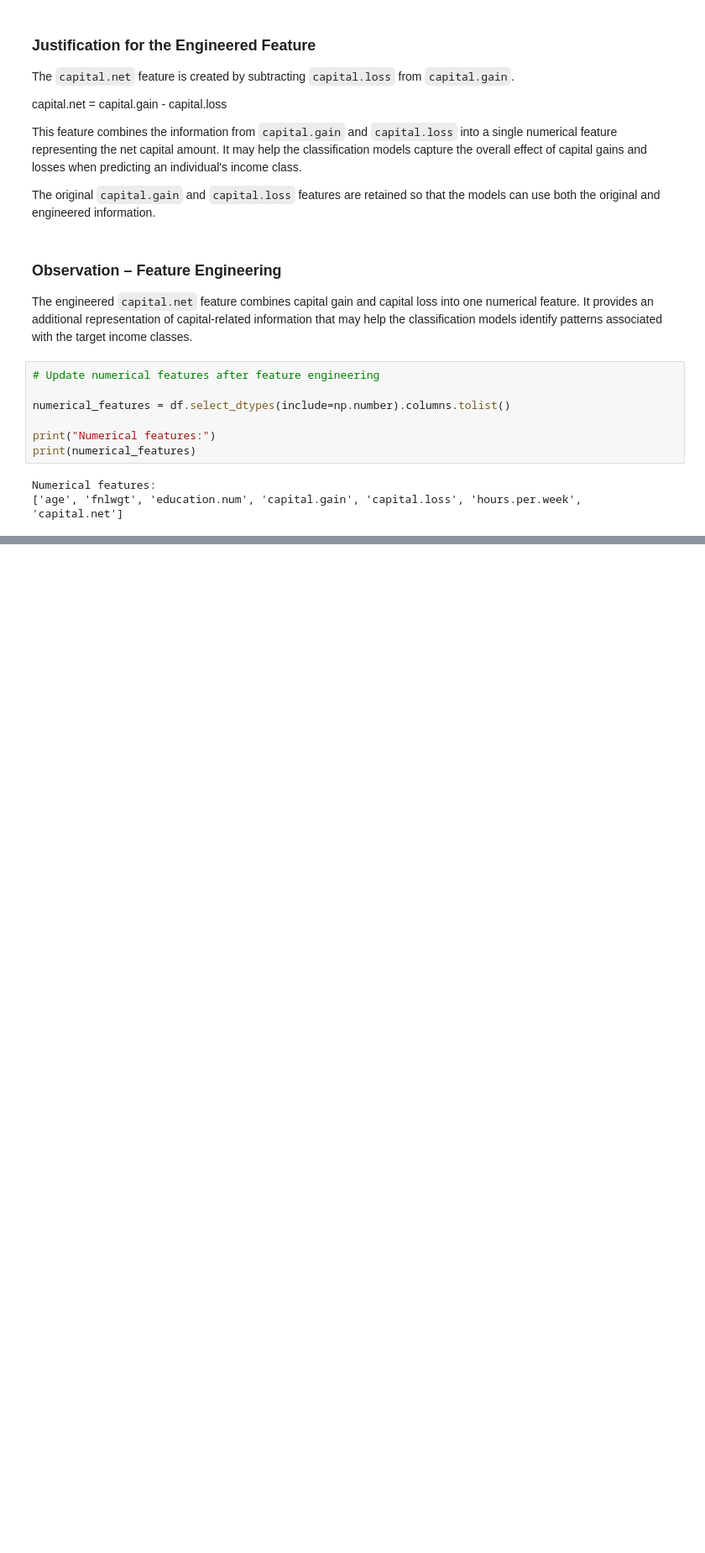
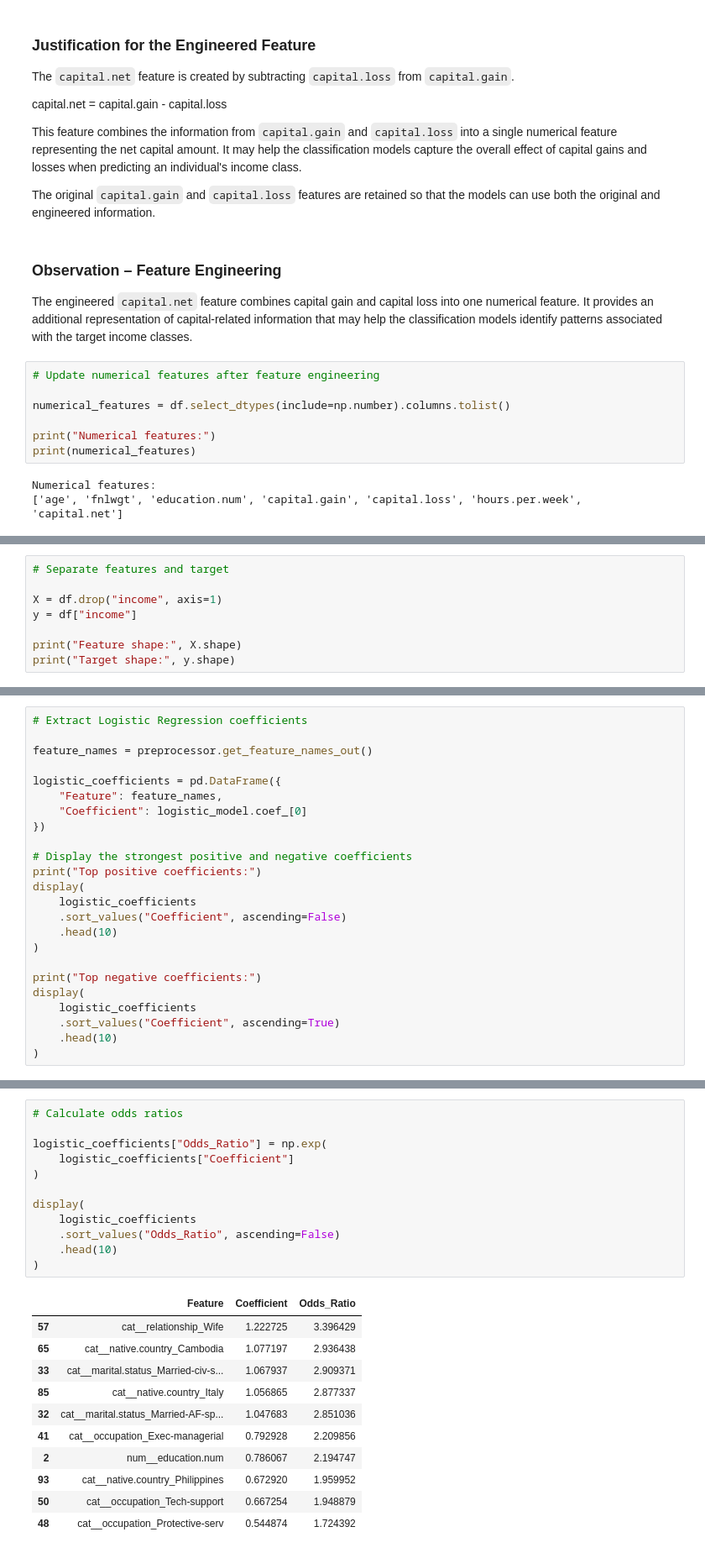
Before and after one commit to snehitha-araveti/ML-Capstone-Project-2026, a Jupyter notebook: notebooks/classification.ipynb, the cells around one changed output, grey strips where cells are left out. Shown at 84% size. Cells and saved outputs as stored; diff of their text form; blank space fills up the shorter version.

```diff
--- a/notebooks/classification.ipynb
+++ b/notebooks/classification.ipynb
@@ -609,0 +617,8 @@ Numerical features:
+# %%
+# Separate features and target
+
+X = df.drop("income", axis=1)
+y = df["income"]
+
+print("Feature shape:", X.shape)
+print("Target shape:", y.shape)
@@ -609,0 +764,24 @@ Numerical features:
+# %%
+# Extract Logistic Regression coefficients
+
+feature_names = preprocessor.get_feature_names_out()
+
+logistic_coefficients = pd.DataFrame({
+    "Feature": feature_names,
+    "Coefficient": logistic_model.coef_[0]
+})
+
+# Display the strongest positive and negative coefficients
+print("Top positive coefficients:")
+display(
+    logistic_coefficients
+    .sort_values("Coefficient", ascending=False)
+    .head(10)
+)
+
+print("Top negative coefficients:")
+display(
+    logistic_coefficients
+    .sort_values("Coefficient", ascending=True)
+    .head(10)
+)
@@ -609,0 +819,24 @@ Numerical features:
+# %%
+# Calculate odds ratios
+
+logistic_coefficients["Odds_Ratio"] = np.exp(
+    logistic_coefficients["Coefficient"]
+)
+
+display(
+    logistic_coefficients
+    .sort_values("Odds_Ratio", ascending=False)
+    .head(10)
+)
+# %% [output]
+|  | Feature | Coefficient | Odds_Ratio |
+| 57 | cat__relationship_Wife | 1.222725 | 3.396429 |
+| 65 | cat__native.country_Cambodia | 1.077197 | 2.936438 |
+| 33 | cat__marital.status_Married-civ-s... | 1.067937 | 2.909371 |
+| 85 | cat__native.country_Italy | 1.056865 | 2.877337 |
+| 32 | cat__marital.status_Married-AF-sp... | 1.047683 | 2.851036 |
+| 41 | cat__occupation_Exec-managerial | 0.792928 | 2.209856 |
+| 2 | num__education.num | 0.786067 | 2.194747 |
+| 93 | cat__native.country_Philippines | 0.672920 | 1.959952 |
+| 50 | cat__occupation_Tech-support | 0.667254 | 1.948879 |
+| 48 | cat__occupation_Protective-serv | 0.544874 | 1.724392 |
```
Also changed, not shown: parts of 49 cells of this notebook.
